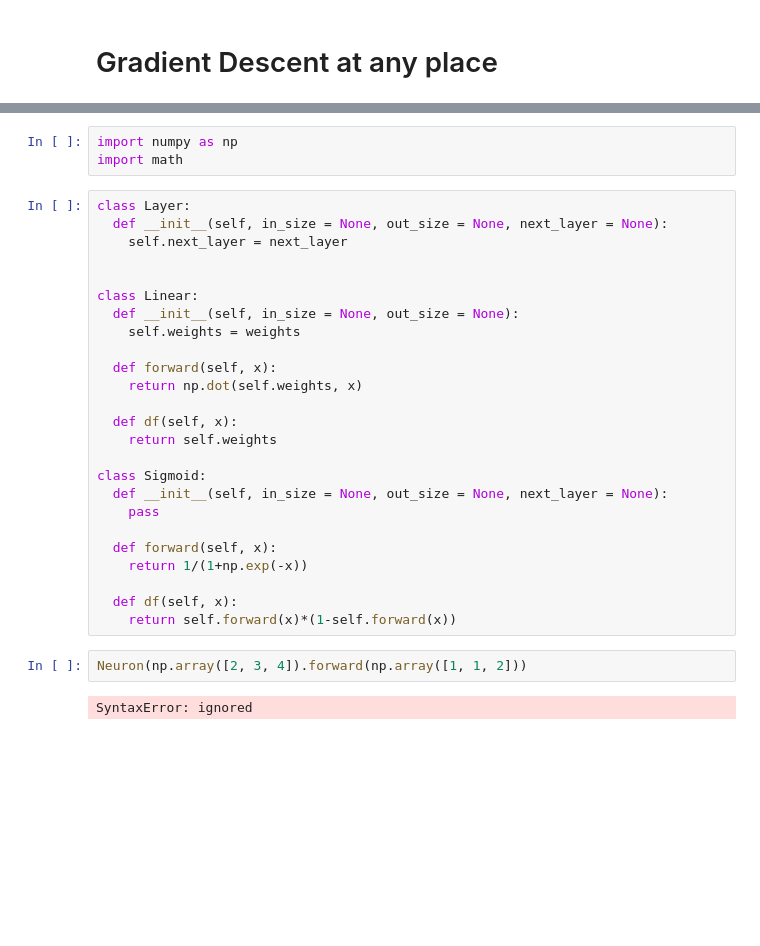
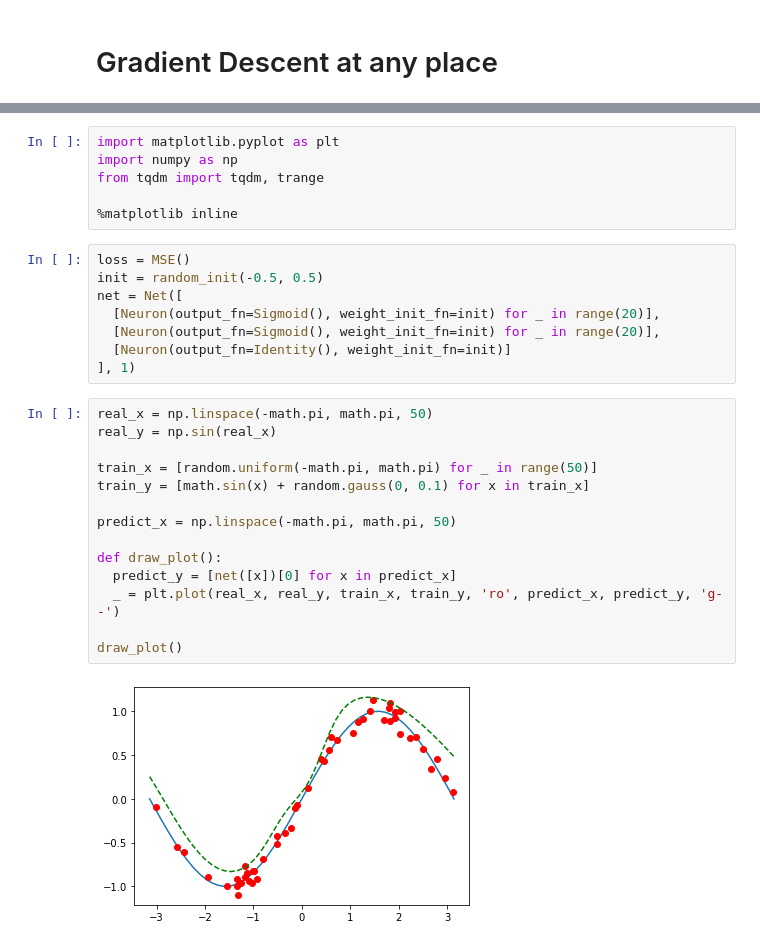
Before and after one commit to peter-lang/ml-tutorial, a Jupyter notebook: 02_Backpropagation.ipynb, the cells around one changed output, grey strips where cells are left out. Cells and saved outputs as stored; diff of their text form; blank space fills up the shorter version.

```diff
--- a/02_Backpropagation.ipynb
+++ b/02_Backpropagation.ipynb
@@ -112,32 +217,30 @@ __Learning rate schedule__:
 # %%
+import matplotlib.pyplot as plt
 import numpy as np
-import math
+from tqdm import tqdm, trange
+
+%matplotlib inline
-# %%
-class Layer:
-  def __init__(self, in_size = None, out_size = None, next_layer = None):
-    self.next_layer = next_layer
-
-
-class Linear:
-  def __init__(self, in_size = None, out_size = None):
-    self.weights = weights
-
-  def forward(self, x):
-    return np.dot(self.weights, x)
-
-  def df(self, x):
-    return self.weights
-
-class Sigmoid:
-  def __init__(self, in_size = None, out_size = None, next_layer = None):
-    pass
-
-  def forward(self, x):
-    return 1/(1+np.exp(-x))
-
-  def df(self, x):
-    return self.forward(x)*(1-self.forward(x))
-# %%
-Neuron(np.array([2, 3, 4]).forward(np.array([1, 1, 2]))
-# %% [output]
-SyntaxError: ignored
+# %%
+loss = MSE()
+init = random_init(-0.5, 0.5)
+net = Net([
+  [Neuron(output_fn=Sigmoid(), weight_init_fn=init) for _ in range(20)],
+  [Neuron(output_fn=Sigmoid(), weight_init_fn=init) for _ in range(20)],
+  [Neuron(output_fn=Identity(), weight_init_fn=init)]
+], 1)
+# %%
+real_x = np.linspace(-math.pi, math.pi, 50)
+real_y = np.sin(real_x)
+
+train_x = [random.uniform(-math.pi, math.pi) for _ in range(50)]
+train_y = [math.sin(x) + random.gauss(0, 0.1) for x in train_x]
+
+predict_x = np.linspace(-math.pi, math.pi, 50)
+
+def draw_plot():
+  predict_y = [net([x])[0] for x in predict_x]
+  _ = plt.plot(real_x, real_y, train_x, train_y, 'ro', predict_x, predict_y, 'g--')
+
+draw_plot()
+# %% [output]
+[figure, added]
```
Also changed, not shown: parts of 4 cells of this notebook.
